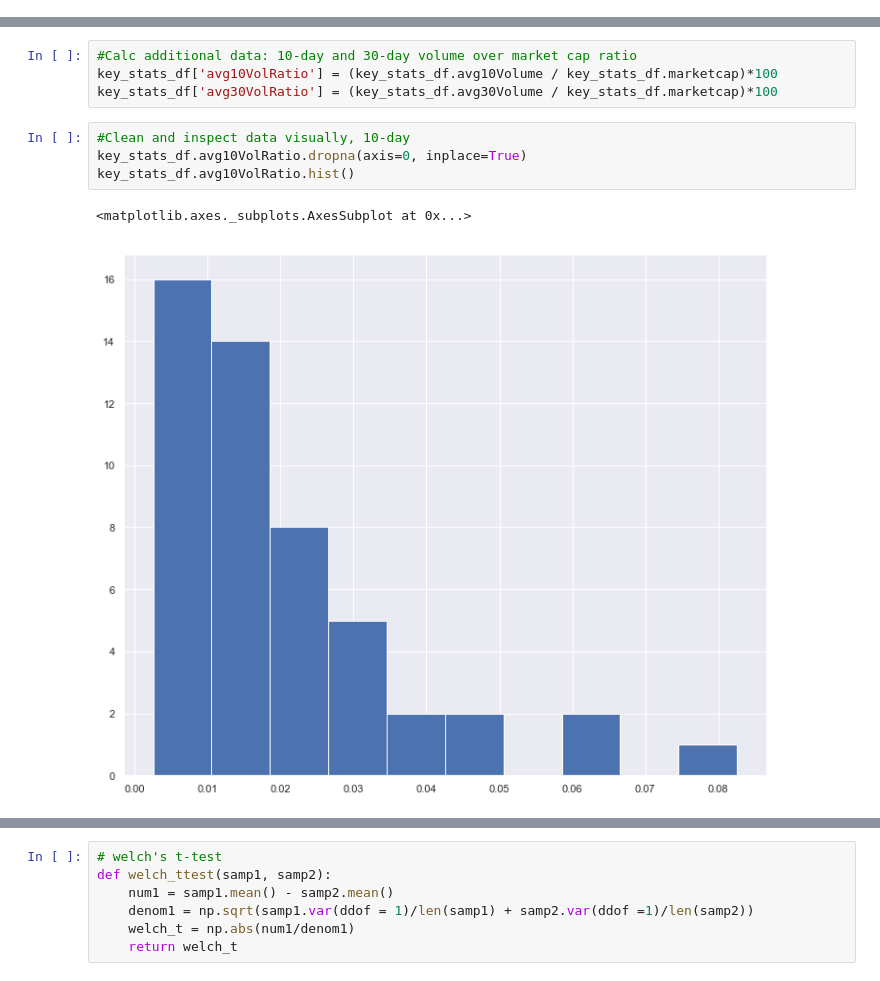
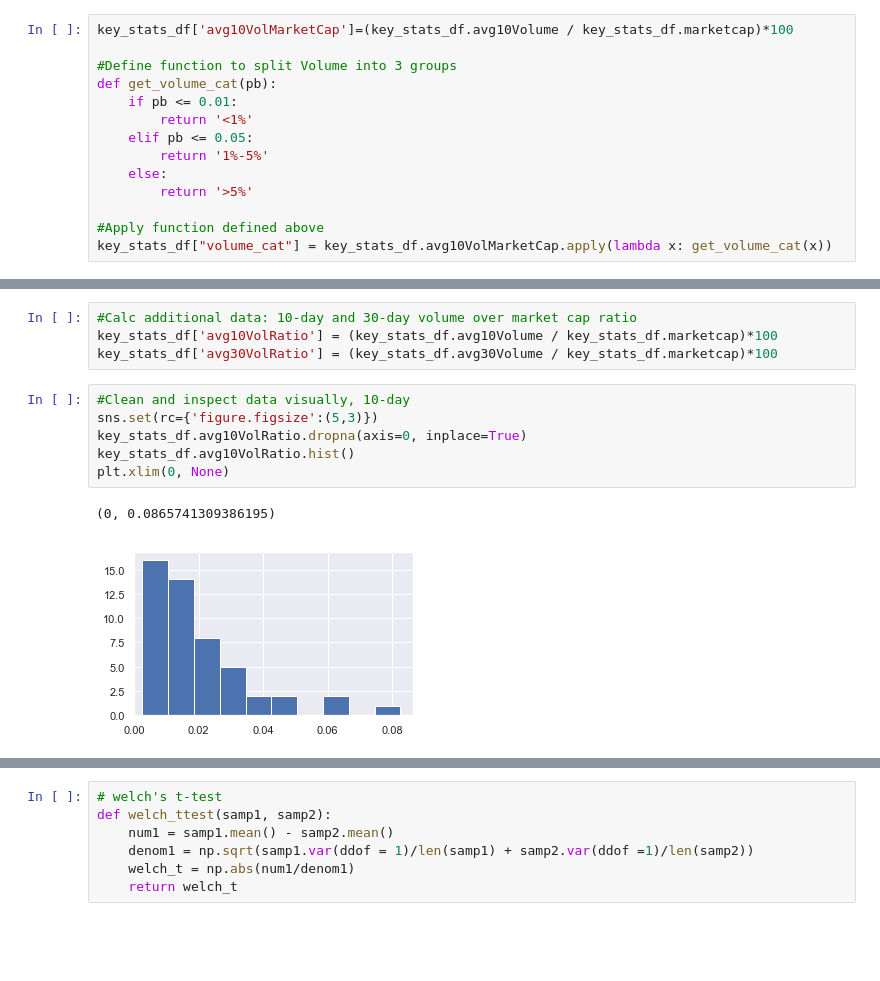
Before and after one commit to mberrien-fitzsimons/survey_public_banks, a Jupyter notebook: notebooks/20190715_DM_Welch.ipynb, the cells around one changed output, grey strips where cells are left out. Drawn from its saved outputs; the diff is of its cells as text; blank space fills up the shorter version.

```diff
--- a/notebooks/20190715_DM_Welch.ipynb
+++ b/notebooks/20190715_DM_Welch.ipynb
@@ -34,6 +34,20 @@ Index(['avg10Volume', 'avg30Volume', 'beta', 'companyName', 'day200MovingAvg',
        'week52change', 'week52high', 'week52low', 'year1ChangePercent',
        'year2ChangePercent', 'year5ChangePercent', 'ytdChangePercent'],
       dtype='object')
+# %%
+key_stats_df['avg10VolMarketCap']=(key_stats_df.avg10Volume / key_stats_df.marketcap)*100
+
+#Define function to split Volume into 3 groups
+def get_volume_cat(pb):
+    if pb <= 0.01:
+        return '<1%'
+    elif pb <= 0.05:
+        return '1%-5%'
+    else:
+        return '>5%'
+
+#Apply function defined above
+key_stats_df["volume_cat"] = key_stats_df.avg10VolMarketCap.apply(lambda x: get_volume_cat(x))
 # %%
 sharesOut = key_stats_df['sharesOutstanding']
 marketCap = key_stats_df['marketcap']
@@ -64,8 +90,10 @@ key_stats_df['avg10VolRatio'] = (key_stats_df.avg10Volume / key_stats_df.marketc
 key_stats_df['avg30VolRatio'] = (key_stats_df.avg30Volume / key_stats_df.marketcap)*100
 # %%
 #Clean and inspect data visually, 10-day
+sns.set(rc={'figure.figsize':(5,3)})
 key_stats_df.avg10VolRatio.dropna(axis=0, inplace=True)
 key_stats_df.avg10VolRatio.hist()
+plt.xlim(0, None)
 # %% [output]
-<matplotlib.axes._subplots.AxesSubplot at 0x...>
+(0, 0.0865741309386195)
-[figure, old version]
+[figure, new version]
```
Also changed, not shown: parts of 8 cells of this notebook.
